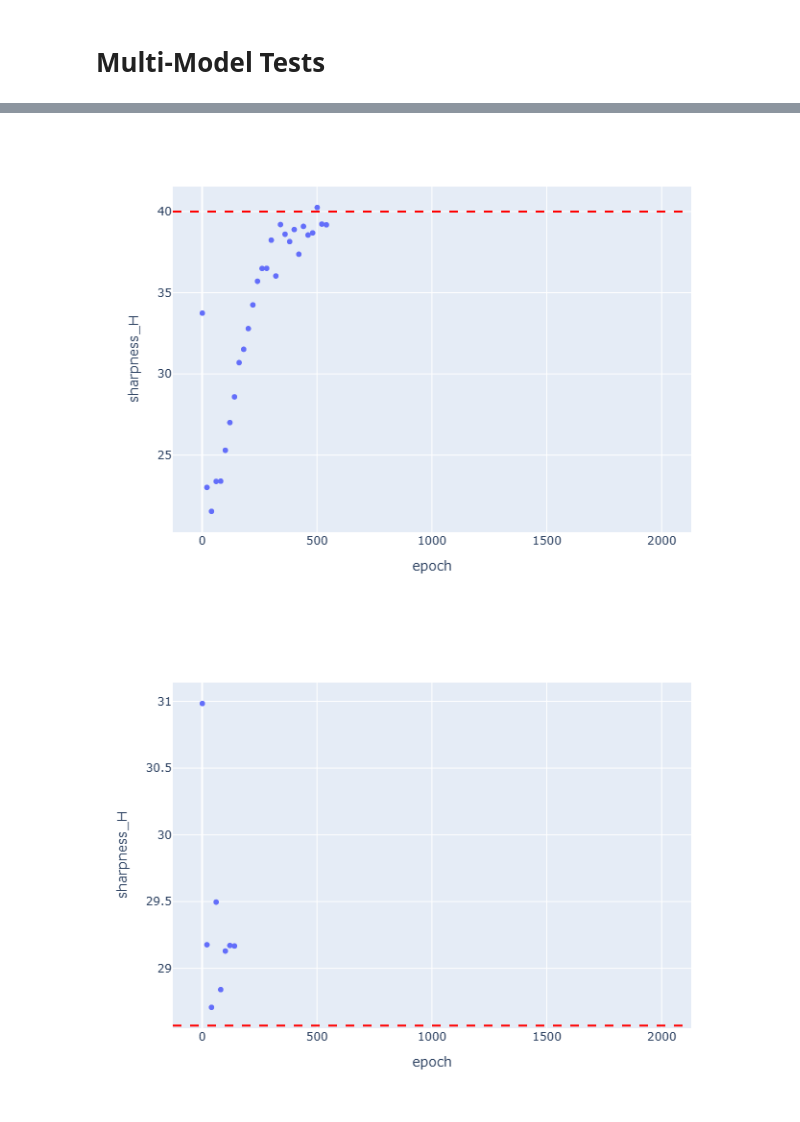
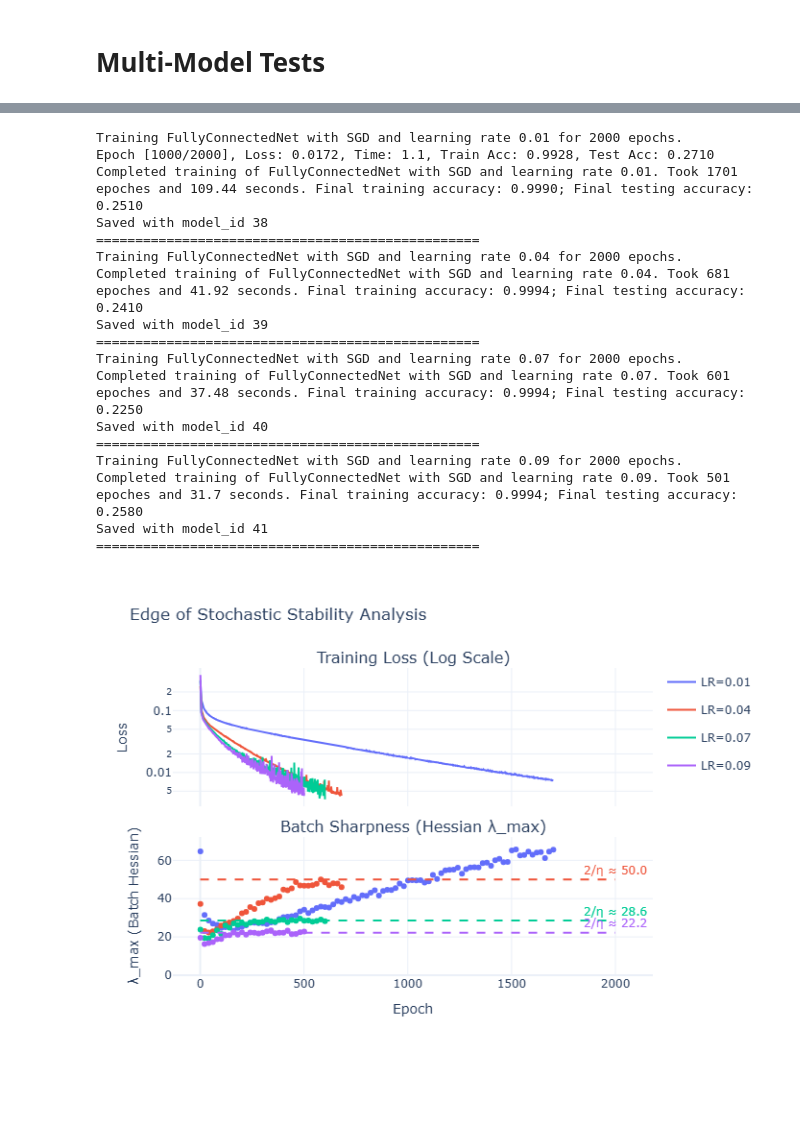
Before and after one commit to mfjacobsen/Investigating-NN-Optimizers, a Jupyter notebook: notebooks/eos_EC.ipynb, the cells around one changed output, grey strips where cells are left out. Drawn from its saved outputs; the diff is of its cells as text; code cells hidden in the pictures; blank space fills up the shorter version.

Commit message:
batch hessian analysis

```diff
--- a/notebooks/eos_EC.ipynb
+++ b/notebooks/eos_EC.ipynb
@@ -61,7 +62,7 @@ test_loader = DataLoader(test_dataset, batch_size=batch_size, shuffle=False)
 # %%
 # Training Parameters
 epochs = 2000
-learning_rate = 0.1
+learning_rate = 0.05
 accuracy = 0.999
 
 model = models.FullyConnectedNet(
@@ -228,12 +291,59 @@ md, out = fn.load_output_files(output_dir)
 # %%
-fig = px.scatter(out[out['model_id']==15], x='epoch', y='sharpness_H')
-fig.add_hline(y=2/0.05, line_dash="dash", line_color="red")
-fig.show()
+# Using the training params as above (minus lr)
+epochs = 2000
+accuracy = 0.999
+
+# custom lr list
+learning_rate_list = [0.01, 0.04, 0.07, 0.09]
+for lr in learning_rate_list:
+    # initialize model
+    model = models.FullyConnectedNet(
+        input_size=input_size,
+        num_hidden_layers=num_hidden_layers,
+        hidden_layer_size=hidden_layer_size,
+        num_labels=10,
+        activation=nn.Tanh
+    )
+    criterion = nn.MSELoss()
+
+    # Use optimizer with lr
+    optimizer = torch.optim.SGD(model.parameters(), lr=lr, momentum=0.0)
+
+    # Train model (FULL HESSIAN)
+    fn.train_sgd_model(
+        model=model,
+        optimizer=optimizer,
+        criterion=criterion,
+        epochs=epochs,
+        accuracy=accuracy,
+        train_loader=train_loader,
+        test_loader=test_loader,
+        X=X,
+        y=y,
+        output_dir=output_dir
+    )
 # %% [output]
-[figure, removed]
+Training FullyConnectedNet with SGD and learning rate 0.01 for 2000 epochs.
+Epoch [1000/2000], Loss: 0.0172, Time: 1.1, Train Acc: 0.9928, Test Acc: 0.2710
+Completed training of FullyConnectedNet with SGD and learning rate 0.01. Took 1701 epoches and 109.44 seconds. Final training accuracy: 0.9990; Final testing accuracy: 0.2510
+Saved with model_id 38
+=================================================
+Training FullyConnectedNet with SGD and learning rate 0.04 for 2000 epochs.
+Completed training of FullyConnectedNet with SGD and learning rate 0.04. Took 681 epoches and 41.92 seconds. Final training accuracy: 0.9994; Final testing accuracy: 0.2410
+Saved with model_id 39
+=================================================
+Training FullyConnectedNet with SGD and learning rate 0.07 for 2000 epochs.
+Completed training of FullyConnectedNet with SGD and learning rate 0.07. Took 601 epoches and 37.48 seconds. Final training accuracy: 0.9994; Final testing accuracy: 0.2250
+Saved with model_id 40
+=================================================
+Training FullyConnectedNet with SGD and learning rate 0.09 for 2000 epochs.
+Completed training of FullyConnectedNet with SGD and learning rate 0.09. Took 501 epoches and 31.7 seconds. Final training accuracy: 0.9994; Final testing accuracy: 0.2580
+Saved with model_id 41
+=================================================
 # %%
-fig = px.scatter(out[out['model_id']==16], x='epoch', y='sharpness_H')
-fig.add_hline(y=2/0.07, line_dash="dash", line_color="red")
-fig.show()
+# Full Hessian
+md, out = fn.load_output_files(output_dir)
+
+plot_eos_analysis(metadata=md, output=out, model_ids=[38, 39, 40, 41])
 # %% [output]
-[figure, old version]
+[figure, new version]
```
Also changed, not shown: parts of 15 cells of this notebook, 3 other files.
